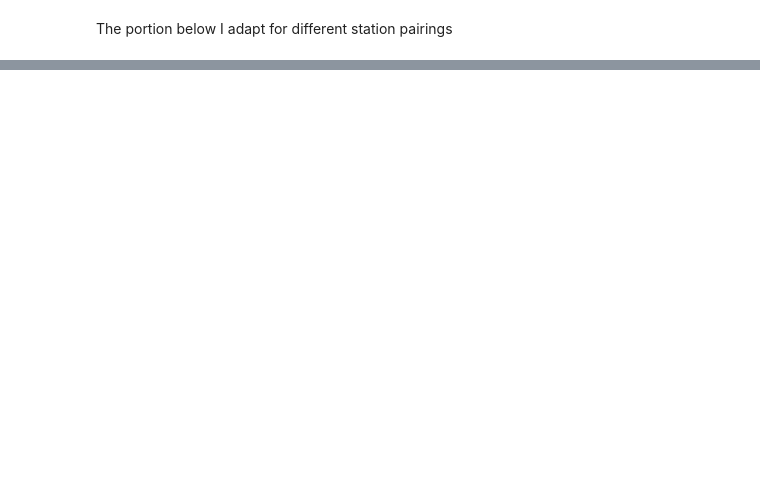
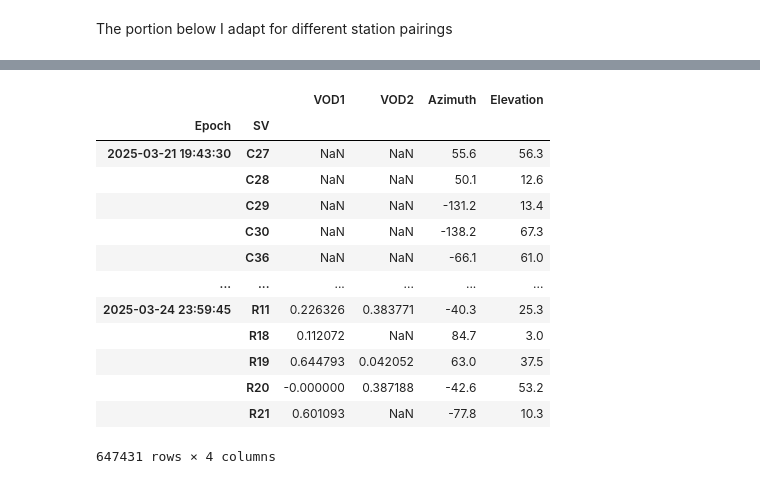
Before and after one commit to ForestEcophys-OSU/Pine-GNSS, a Jupyter notebook: 01_RINEXprocessing_multiplestations.ipynb, the cells around one changed output, grey strips where cells are left out. Drawn from its saved outputs; the diff is of its cells as text; code cells hidden in the pictures; blank space fills up the shorter version.

```diff
--- a/01_RINEXprocessing_multiplestations.ipynb
+++ b/01_RINEXprocessing_multiplestations.ipynb
@@ -181,14 +333,29 @@ hemi_average
 # %%
 # set which data files should be loaded
-pattern = '/Volumes/coraldelmar/march_collection/MACROCOSM-5.7/*.nc'
+pattern = '/Users/coopercollins/Box/Project_MetoliusGNSS/VOD/Data/GNSS/gnss_gathering/yp_pheno_vod/*.nc'
 # define how to associate stations together. Always put reference station first.
-pairings={'MACROCOSM-5.7':('MACROCOSM-5','MACROCOSM-7')}
+pairings={'YoungPine':('YoungPine-1','YoungPine-2')}
 # define if some observables with similar frequencies should be combined together. In the future, this should be replaced by the selection of frequency bands.
 bands = {'VOD1':['S1','S1X','S1C'],'VOD2':['S2','S2X','S2C']}
 
 vod = gv.calc_vod(pattern,pairings,bands)
-vod = vod['MACROCOSM-5.7']
+vod = vod['YoungPine']
 vod
+# %% [output]
+|  |  | VOD1 | VOD2 | Azimuth | Elevation |
+| Epoch | SV |  |  |  |  |
+| 2025-03-21 19:43:30 | C27 | NaN | NaN | 55.6 | 56.3 |
+|  | C28 | NaN | NaN | 50.1 | 12.6 |
+|  | C29 | NaN | NaN | -131.2 | 13.4 |
+|  | C30 | NaN | NaN | -138.2 | 67.3 |
+|  | C36 | NaN | NaN | -66.1 | 61.0 |
+| ... | ... | ... | ... | ... | ... |
+| 2025-03-24 23:59:45 | R11 | 0.226326 | 0.383771 | -40.3 | 25.3 |
+|  | R18 | 0.112072 | NaN | 84.7 | 3.0 |
+|  | R19 | 0.644793 | 0.042052 | 63.0 | 37.5 |
+|  | R20 | -0.000000 | 0.387188 | -42.6 | 53.2 |
+|  | R21 | 0.601093 | NaN | -77.8 | 10.3 |
+647431 rows × 4 columns
 # %%
 # intialize hemispheric grid
 hemi = gv.hemibuild(2)
```
Also changed, not shown: parts of 25 cells of this notebook.
